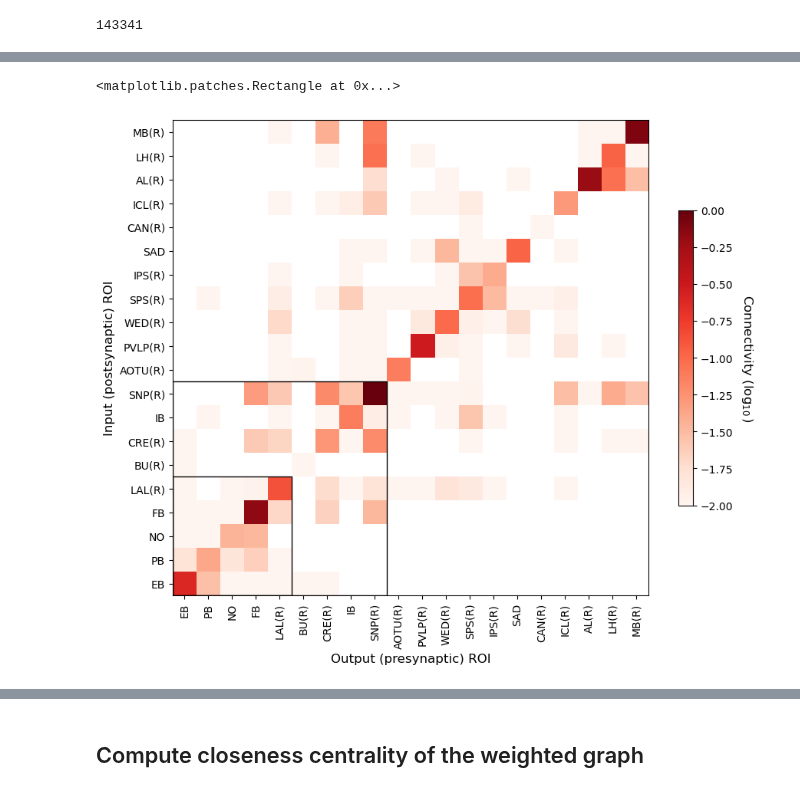
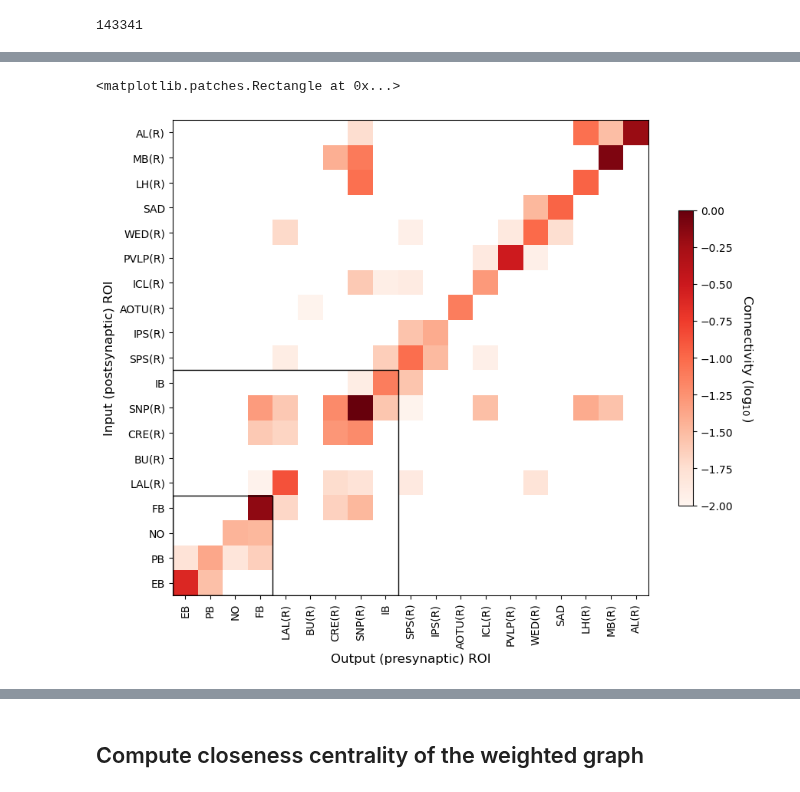
Before and after one commit to CharlesXu-Jingyue/KIBM_Connectomics, a Jupyter notebook: flyConnectome.ipynb, the cells around one changed output, grey strips where cells are left out. Saved outputs shown, nothing was run; the diff lists cells and outputs as text; code cells hidden in the pictures.

```diff
--- a/flyConnectome.ipynb
+++ b/flyConnectome.ipynb
@@ -87,8 +88,11 @@ rois = ['EB', 'PB', 'NO', 'FB', # CX
         'SNP(R)'] # EB, FB
 
 rois = ['EB', 'PB', 'NO', 'FB', # CX
-        'LAL(R)', 'BU(R)', 'CRE(R)', 'IB', 'SNP(R)', # Monosynaptic
-        'AOTU(R)', 'PVLP(R)', 'WED(R)', 'SPS(R)', 'IPS(R)', 'SAD', 'CAN(R)', 'ICL(R)', 'AL(R)', 'LH(R)', 'MB(R)'] # More distant regions
+        'LAL(R)', 'BU(R)', 'CRE(R)', 'SNP(R)', # Monosynaptic
+        'IB', 'SPS(R)', 'IPS(R)',
+        'AOTU(R)',
+        'ICL(R)', 'PVLP(R)', 'WED(R)', 'SAD',
+        'LH(R)', 'MB(R)', 'AL(R)'] # More distant regions
 
 # rois = ['EB', 'PB', 'NO', 'FB', 'MB(R)']
 
@@ -444,29 +475,29 @@ if savefigs:
 # %%
 normalized_connectivity_matrix = connectivity_matrix / connectivity_matrix.max()
 
 # Penalize weak connections
-penalty_threshold = 1e-3
+penalty_threshold = 1e-2
 normalized_connectivity_matrix[normalized_connectivity_matrix < penalty_threshold] = np.nan
 
 # Log-transform the normalized connectivity matrix
 log_normalized_connectivity_matrix = np.log10(normalized_connectivity_matrix)
 
 # Plot the log-transformed normalized connectivity matrix
 fig, ax = plt.subplots(figsize=(10, 10))
-im = ax.imshow(log_normalized_connectivity_matrix, cmap='Reds', vmin=-2, vmax=0)
+im = ax.imshow(log_normalized_connectivity_matrix, cmap='Reds', vmin=np.log10(penalty_threshold), vmax=0)
 cbar = fig.colorbar(im, ax=ax, shrink=0.5)
 cbar.set_label(r'Connectivity ($\log_{10}$)', rotation=270, labelpad=20, fontsize=12)
 ax.set_xticks(np.arange(len(rois)))
 ax.set_yticks(np.arange(len(rois)))
 ax.set_xticklabels(rois, rotation=90)
 ax.set_yticklabels(rois[::-1])
 ax.set_xlabel('Output (presynaptic) ROI', fontsize=12)
 ax.set_ylabel('Input (postsynaptic) ROI', fontsize=12)
 
-rect1 = patches.Rectangle((-0.5, len(rois) - 5.5), 5, 5, linewidth=1, edgecolor='k', facecolor='none')
+rect1 = patches.Rectangle((-0.5, len(rois) - 4.5), 4, 4, linewidth=1, edgecolor='k', facecolor='none')
 rect2 = patches.Rectangle((-0.5, len(rois) - 9.5), 9, 9, linewidth=1, edgecolor='k', facecolor='none')
 ax.add_patch(rect1)
 ax.add_patch(rect2)
 # %% [output]
 <matplotlib.patches.Rectangle at 0x...>
-[figure, old version]
+[figure, new version]
```
Also changed, not shown: parts of 16 cells of this notebook, 7 other files.
